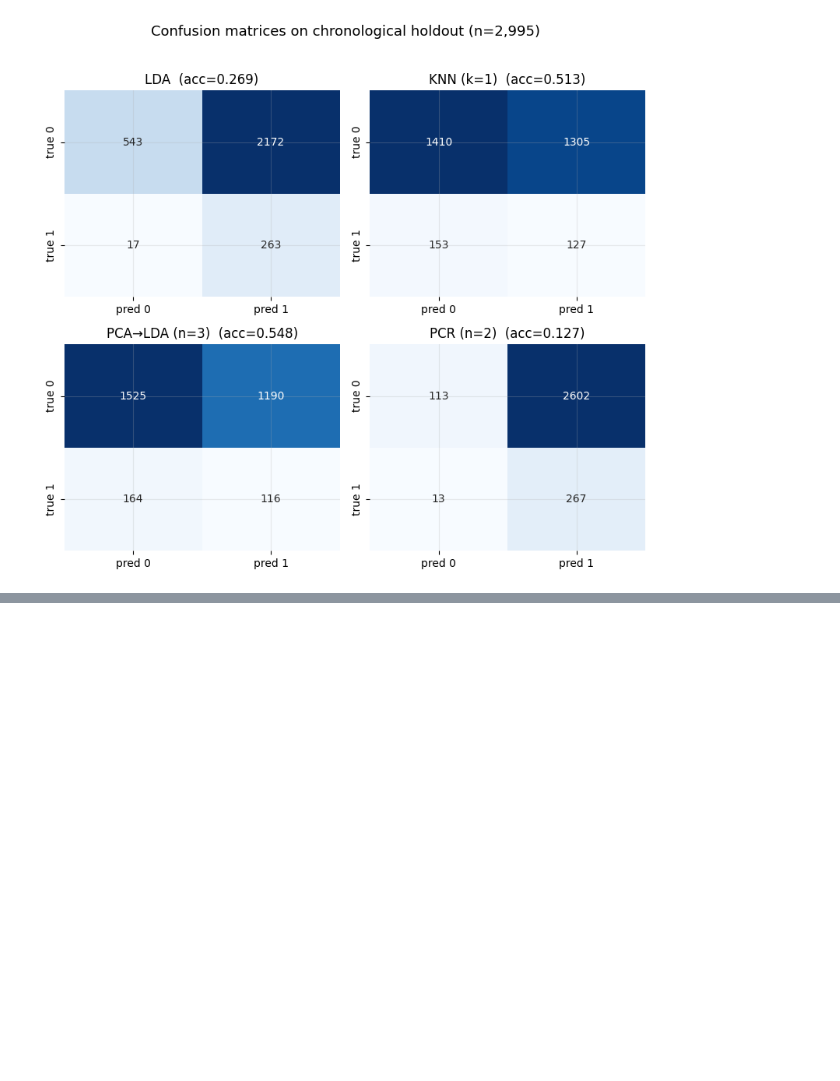
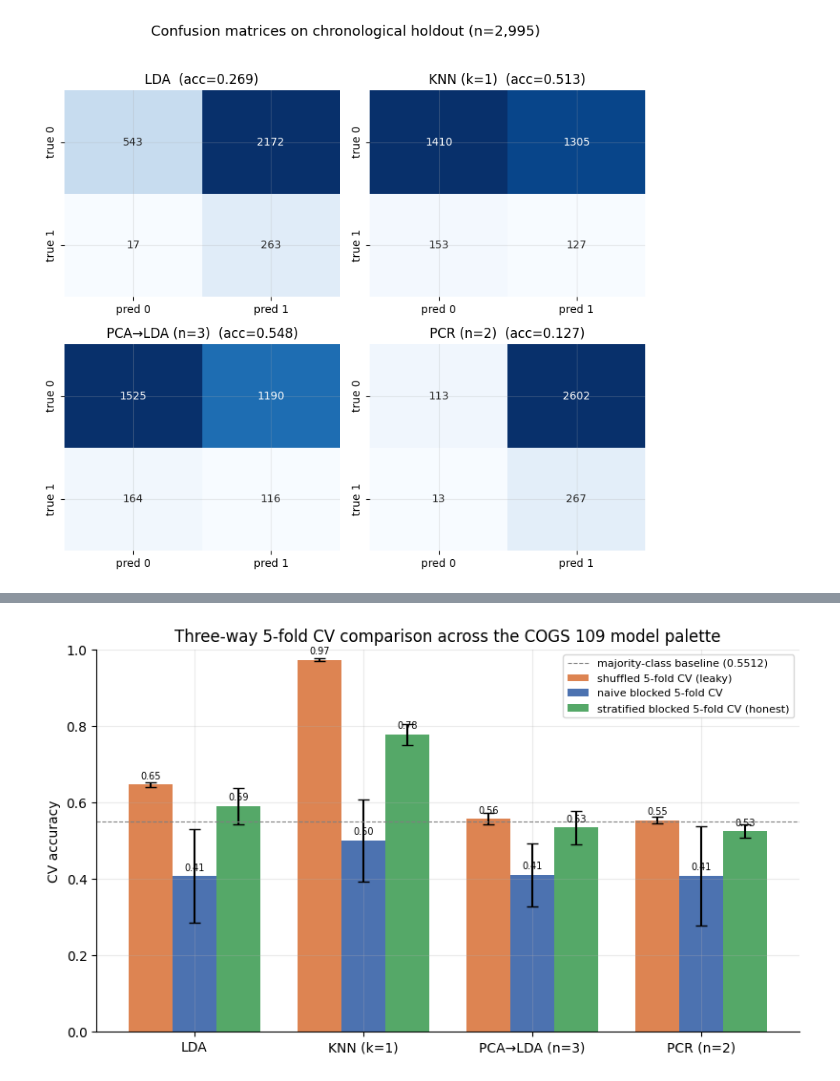
Before and after one commit to BariBariGood/cogs109-eeg-eye-state-classifier, a Jupyter notebook: notebooks/02_modeling.ipynb, the cells around one changed output, grey strips where cells are left out. Cells and saved outputs as stored; diff of their text form; code cells hidden in the pictures; blank space fills up the shorter version.

```diff
--- a/notebooks/02_modeling.ipynb
+++ b/notebooks/02_modeling.ipynb
@@ -521,0 +668,12 @@ narrative and poster around these artifacts.
+# %%
+holdout_by_model = {
+    'LDA': lda_holdout['accuracy'],
+    f'KNN (k={best_k})': knn_holdout['accuracy'],
+    f'PCA\u2192LDA (n={best_n_pca})': pca_lda_holdout['accuracy'],
+    f'PCR (n={best_n_pcr})': pcr_holdout['accuracy'],
+}
+three_way_df['holdout_test_accuracy'] = three_way_df['model'].map(holdout_by_model)
+summary_path = os.path.join(TABLE_DIR, '03_cv_accuracy_comparison.csv')
+three_way_df.to_csv(summary_path, index=False)
+print('wrote', summary_path)
+three_way_df
@@ -521,0 +695,31 @@ narrative and poster around these artifacts.
+# %%
+fig, ax = plt.subplots(figsize=(9.5, 5.2))
+x = np.arange(len(three_way_df))
+w = 0.26
+ax.bar(x - w, three_way_df['shuffled_cv_mean'], width=w,
+       yerr=three_way_df['shuffled_cv_std'], capsize=4,
+       label='shuffled 5-fold CV (leaky)', color='#dd8452')
+ax.bar(x,     three_way_df['naive_blocked_cv_mean'], width=w,
+       yerr=three_way_df['naive_blocked_cv_std'], capsize=4,
+       label='naive blocked 5-fold CV', color='#4c72b0')
+ax.bar(x + w, three_way_df['stratified_blocked_cv_mean'], width=w,
+       yerr=three_way_df['stratified_blocked_cv_std'], capsize=4,
+       label='stratified blocked 5-fold CV (honest)', color='#55a868')
+ax.set_xticks(x)
+ax.set_xticklabels(three_way_df['model'])
+ax.set_ylim(0, 1.0)
+ax.set_ylabel('CV accuracy')
+ax.set_title('Three-way 5-fold CV comparison across the COGS 109 model palette')
+ax.axhline(0.5512, color='gray', linestyle='--', linewidth=0.8,
+           label='majority-class baseline (0.5512)')
+ax.legend(loc='upper right', fontsize=8)
+for i, row in three_way_df.iterrows():
+    ax.text(i - w, row['shuffled_cv_mean'] + 0.015,
+            f"{row['shuffled_cv_mean']:.2f}", ha='center', fontsize=7)
+    ax.text(i,     row['naive_blocked_cv_mean'] + 0.015,
+            f"{row['naive_blocked_cv_mean']:.2f}", ha='center', fontsize=7)
+    ax.text(i + w, row['stratified_blocked_cv_mean'] + 0.015,
+            f"{row['stratified_blocked_cv_mean']:.2f}", ha='center', fontsize=7)
+save_fig(fig, '14_cv_comparison_three_way.png'); plt.show()
+# %% [output]
+[figure, added]
```
Also changed, not shown: parts of 14 cells of this notebook, 4 other files.
